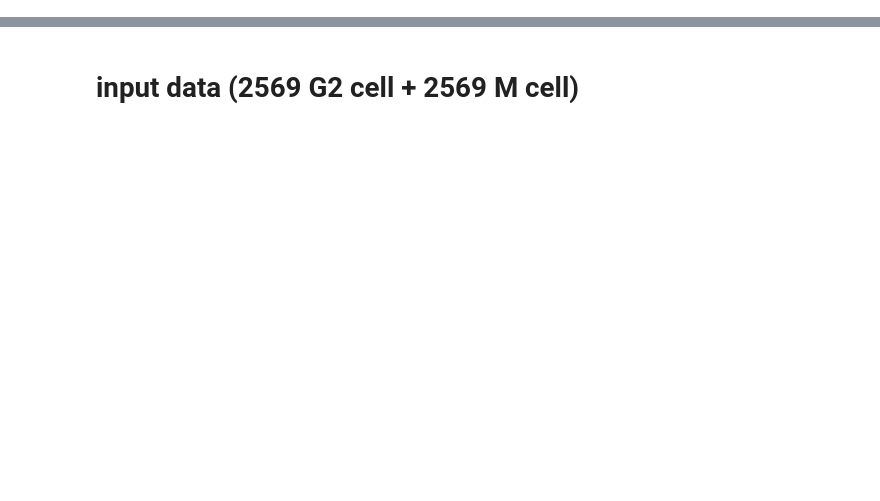
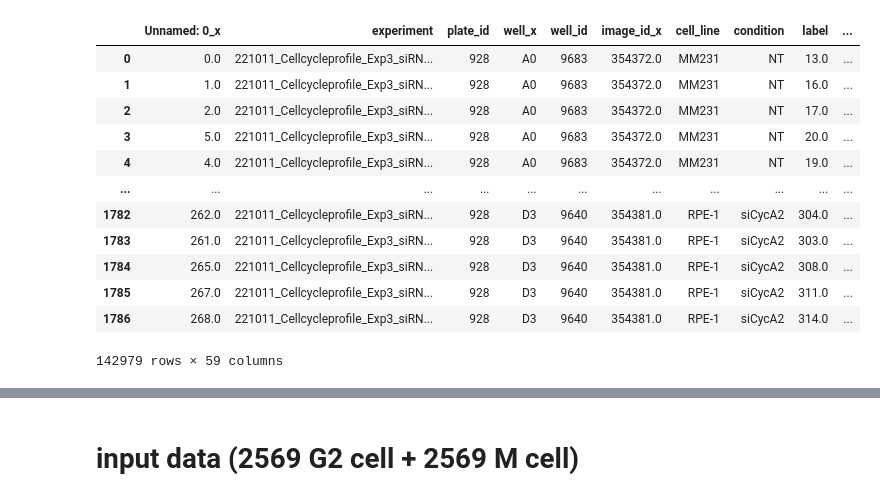
Before and after one commit to HocheggerLab/Omero_Screen, a Jupyter notebook: cellcycle_analysis_files/mitotic-classification.ipynb, the cells around one changed output, grey strips where cells are left out. Drawn from its saved outputs; the diff is of its cells as text; code cells hidden in the pictures; blank space fills up the shorter version.

Commit message:
running classifier with new file including (DPAI and Tub)

```diff
--- a/cellcycle_analysis_files/mitotic-classification.ipynb
+++ b/cellcycle_analysis_files/mitotic-classification.ipynb
@@ -54,7 +54,18 @@ def check_classifier(clf,x_train,x_test,y_train,y_test):
         sns.heatmap(cm, annot=True,fmt='g',ax=axs[index])
     plt.show()
 
-def preprecess_classifier(data,features=['intensity_mean_EdU_cyto','nuclei_count','DAPI_total_norm','EdU_mean_corr_norm','area_cell_norm', 'area_cell_norm_log2','area_nucleus_norm',],label='cell_cycle_detailed'):
+def preprecess_classifier(data,features=[ 'intensity_max_DAPI_nucleus', 'intensity_mean_DAPI_nucleus',
+       'integrated_int_DAPI',  'intensity_max_DAPI_cell',
+       'intensity_mean_DAPI_cell',
+       'intensity_max_Tub_nucleus',
+       'intensity_mean_Tub_nucleus', 'intensity_max_Tub_cell',
+       'intensity_mean_Tub_cell', 'intensity_max_Tub_cyto',
+       'intensity_mean_Tub_cyto',
+       'DAPI_total_norm',
+       'EdU_mean_corr_norm',
+       'area_cell_norm',
+       'area_nucleus_norm',
+       ],label='cell_cycle_detailed'):
     """
     preprocessing of data
     :param data: DataFrame
@@ -67,16 +78,28 @@ def preprecess_classifier(data,features=['intensity_mean_EdU_cyto','nuclei_count
     y_train=np.ravel(y_train)
     y_test=np.ravel(y_test)
     # define the classifier
-    clf_svm = svm.SVC( random_state=24,C=10,gamma='auto')
+    clf_svm = svm.SVC( random_state=24,C=10,gamma='auto',kernel='poly')
     clf_log=LogisticRegression(random_state=42,C=10,solver='newton-cg',max_iter=10000)
     clf_rf = RandomForestClassifier(random_state=11,n_estimators=40)
     clf_sgd=SGDClassifier(loss="log_loss", penalty="l2", max_iter=10000)
+    x=[i for i in range(1,6)]
+    # using the cross validation to compare different  clf
 
-    # using the cross validation to compare different  clf
     CLF=[clf_svm,clf_log,clf_rf,clf_sgd]
     for clf in CLF:
         clf_tem=make_pipeline(StandardScaler(),clf)
         score=cross_val_score(clf_tem,x_train,y_train,cv=5)
+        plt.plot(x, score, label =f"{clf}")
         print(f'the selected model: {clf}  Score:{score}  Mean:{score.mean()}')
+    plt.legend()
+    plt.show()
     return x_train,x_test,y_train,y_test
+
+def merge_data(df1,df2,merge_clue,megre_columns):
+    all_merged_df=pd.DataFrame()
+    for i in df1[merge_clue].unique().tolist():
+
+        merged_df = pd.merge(df1[df1[merge_clue]==i], df2[df2[merge_clue]==i],how='right',on=megre_columns).dropna()
+        all_merged_df=pd.concat([all_merged_df,merged_df])
+    return all_merged_df
 # %%
@@ -97,0 +140,17 @@ df.groupby('cell_cycle_detailed').count()
+# %%
+df_all=merge_data(df1=df_ori,df2=df,merge_clue='well_id',megre_columns=['experiment','plate_id','well_id','cell_line','condition','Cyto_ID','intensity_mean_EdU_cyto','intensity_mean_H3P_cyto','area_cell','area_nucleus',])
+df_all
+# %% [output]
+|  | Unnamed: 0_x | experiment | plate_id | well_x | well_id | image_id_x | cell_line | condition | label | ... |
+| 0 | 0.0 | 221011_Cellcycleprofile_Exp3_siRN... | 928 | A0 | 9683 | 354372.0 | MM231 | NT | 13.0 | ... |
+| 1 | 1.0 | 221011_Cellcycleprofile_Exp3_siRN... | 928 | A0 | 9683 | 354372.0 | MM231 | NT | 16.0 | ... |
+| 2 | 2.0 | 221011_Cellcycleprofile_Exp3_siRN... | 928 | A0 | 9683 | 354372.0 | MM231 | NT | 17.0 | ... |
+| 3 | 5.0 | 221011_Cellcycleprofile_Exp3_siRN... | 928 | A0 | 9683 | 354372.0 | MM231 | NT | 20.0 | ... |
+| 4 | 4.0 | 221011_Cellcycleprofile_Exp3_siRN... | 928 | A0 | 9683 | 354372.0 | MM231 | NT | 19.0 | ... |
+| ... | ... | ... | ... | ... | ... | ... | ... | ... | ... | ... |
+| 1782 | 262.0 | 221011_Cellcycleprofile_Exp3_siRN... | 928 | D3 | 9640 | 354381.0 | RPE-1 | siCycA2 | 304.0 | ... |
+| 1783 | 261.0 | 221011_Cellcycleprofile_Exp3_siRN... | 928 | D3 | 9640 | 354381.0 | RPE-1 | siCycA2 | 303.0 | ... |
+| 1784 | 265.0 | 221011_Cellcycleprofile_Exp3_siRN... | 928 | D3 | 9640 | 354381.0 | RPE-1 | siCycA2 | 308.0 | ... |
+| 1785 | 267.0 | 221011_Cellcycleprofile_Exp3_siRN... | 928 | D3 | 9640 | 354381.0 | RPE-1 | siCycA2 | 311.0 | ... |
+| 1786 | 268.0 | 221011_Cellcycleprofile_Exp3_siRN... | 928 | D3 | 9640 | 354381.0 | RPE-1 | siCycA2 | 314.0 | ... |
+142979 rows × 59 columns
```
Also changed, not shown: parts of 11 cells of this notebook.
